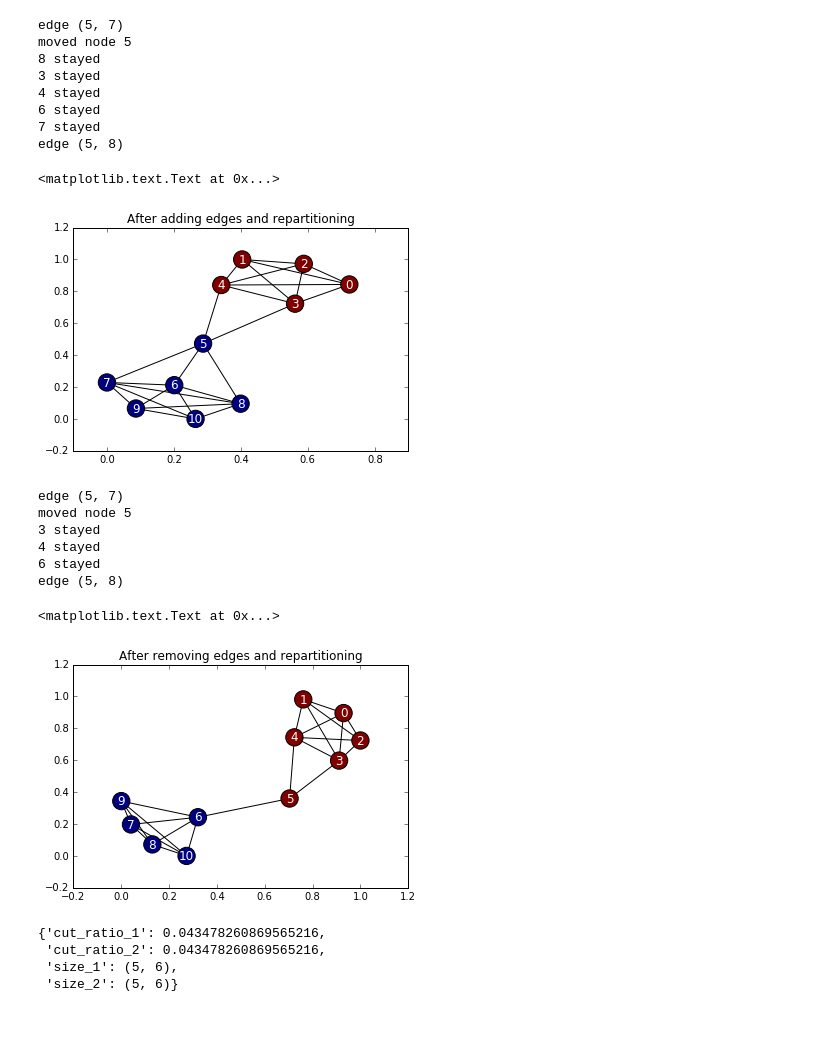
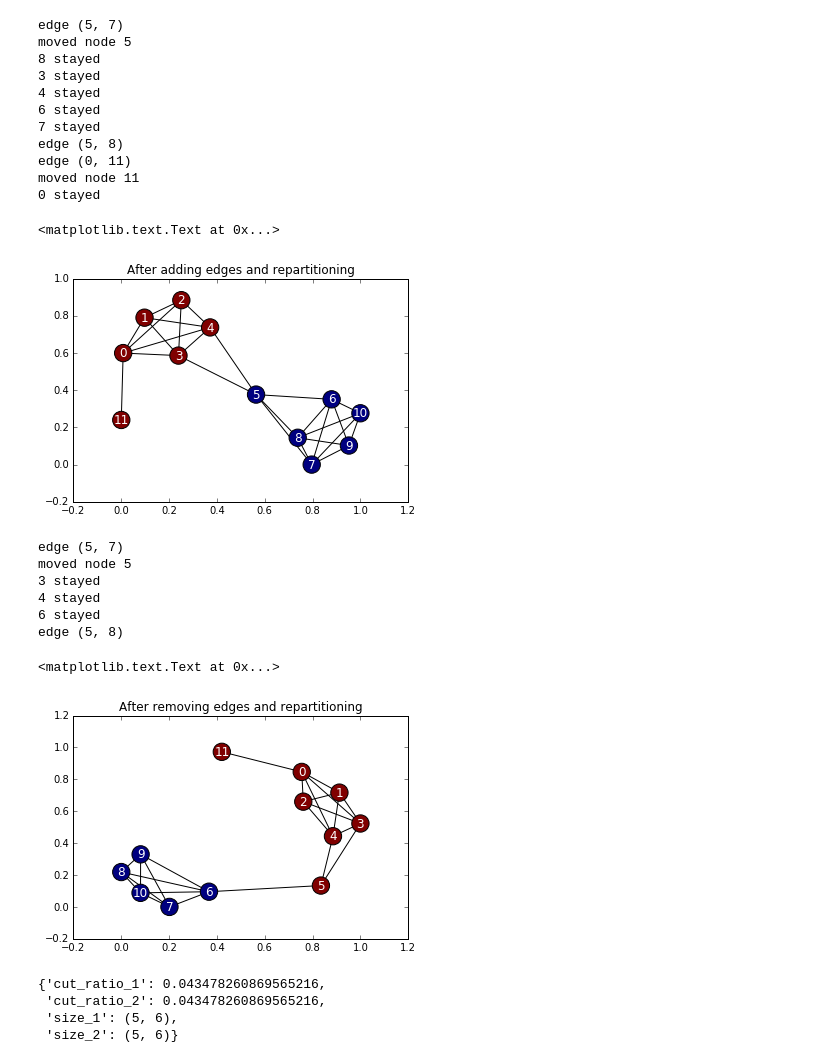
Before and after one commit to xiaohan2012/controversy_detection, a Jupyter notebook: dynamic_graph_partitioning.ipynb, the cells around one changed output. Drawn from its saved outputs; the diff is of its cells as text; code cells hidden in the pictures; blank space fills up the shorter version.

Commit message:
fixed leopard: adding unknown nodes

```diff
--- a/dynamic_graph_partitioning.ipynb
+++ b/dynamic_graph_partitioning.ipynb
@@ -17,8 +18,14 @@ def get_alpha(g, k=2, gamma=GAMMA):
 def attempt_reassignment(g, n, partition, node2cluster, gamma, alpha):
     c_star = best_cluster_id(g, n, partition, gamma, alpha)
     did_it = False
-    if node2cluster[n] != c_star:
-        partition[node2cluster[n]].remove(n)
+    node_exist = (n in node2cluster)
+    if node_exist:
+        if node2cluster[n] != c_star:
+            partition[node2cluster[n]].remove(n)
+            partition[c_star].add(n)
+            node2cluster[n] = c_star
+            did_it = True
+    else:
         partition[c_star].add(n)
         node2cluster[n] = c_star
         did_it = True
@@ -114,18 +121,21 @@ plt.title('Before adding edges')
 # %%
-part = update_partition(g, node_cluster_ids=part, edges_to_add=[(5, 7), (5, 8)])
+part = update_partition(g, node_cluster_ids=part, edges_to_add=[(5, 7), (5, 8), (0, 11)])
 nx.draw_networkx(g, font_color='white', node_color=part)
 plt.title('After adding edges and repartitioning')
 # %% [output]
 edge (5, 7)
 moved node 5
 8 stayed
 3 stayed
 4 stayed
 6 stayed
 7 stayed
 edge (5, 8)
+edge (0, 11)
+moved node 11
+0 stayed
 <matplotlib.text.Text at 0x...>
-[figure, old version]
+[figure, new version]
 # %%
 part = update_partition(g, node_cluster_ids=part, edges_to_remove=[(5, 7), (5, 8)])
 nx.draw_networkx(g, font_color='white', node_color=part)
@@ -138,7 +148,7 @@ moved node 5
 6 stayed
 edge (5, 8)
 <matplotlib.text.Text at 0x...>
-[figure, old version]
+[figure, new version]
 # %%
 def performance(g, updated_cluster_ids, raw_cuts, raw_cluster_ids):
     partition = defaultdict(set)
```
Also changed, not shown: parts of 7 cells of this notebook, 2 other files.
